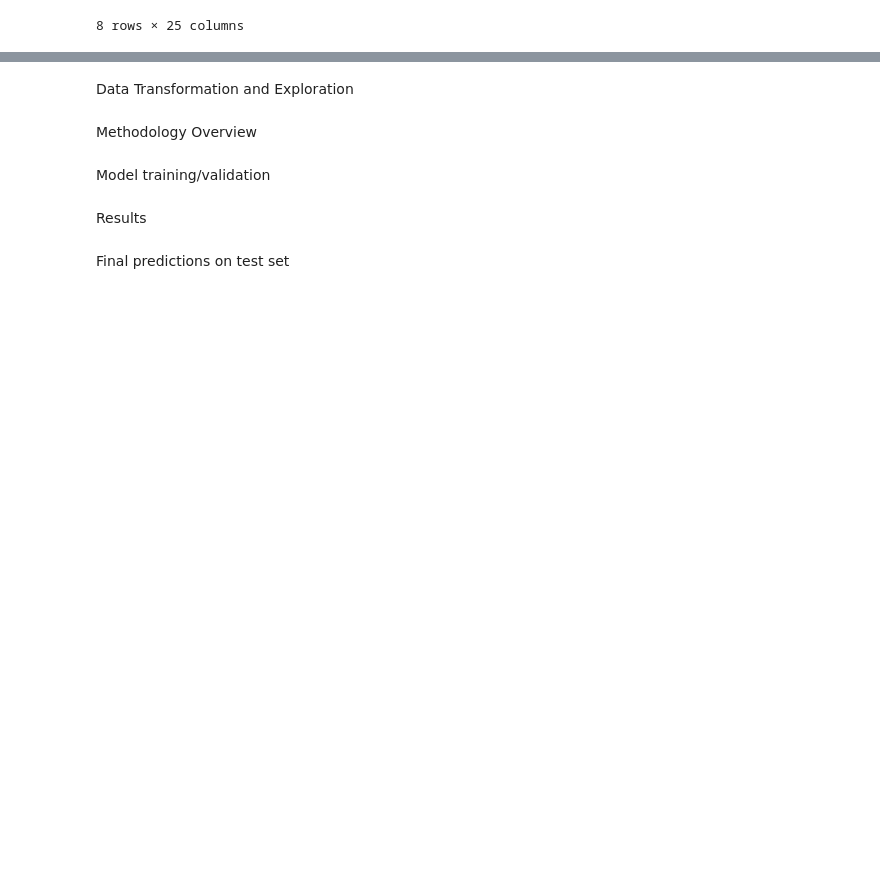
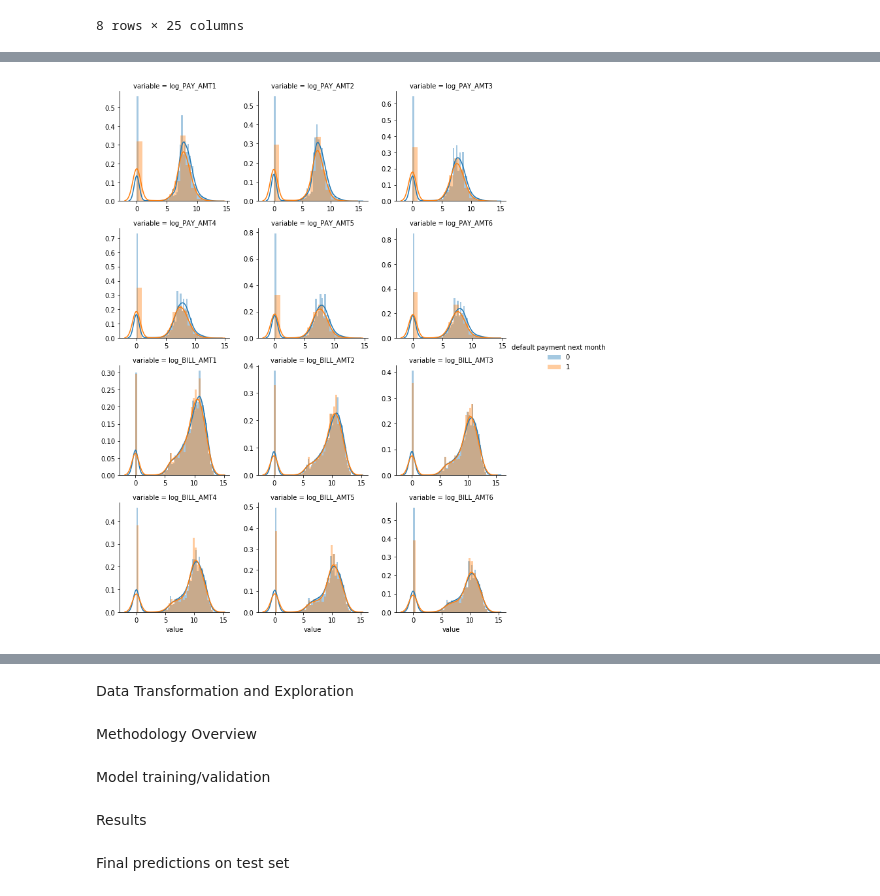
Before and after one commit to AbhinathK/CreditCardML, a Jupyter notebook: CreditCardData.ipynb, the cells around one changed output, grey strips where cells are left out. Saved outputs shown, nothing was run; the diff lists cells and outputs as text; code cells hidden in the pictures; blank space fills up the shorter version.

```diff
--- a/CreditCardData.ipynb
+++ b/CreditCardData.ipynb
@@ -49,0 +63,21 @@ g = g.map( sns.distplot, "value", kde=True).add_legend()
+# %%
+qual_Enc = cols
+qual_Enc.remove("LIMIT_BAL")
+qual_Enc.remove("AGE")
+
+logged = []
+for ii in range(1,7):
+    qual_Enc.remove("PAY_AMT" + str( ii ))
+    data[ "log_PAY_AMT" + str( ii )]  = data["PAY_AMT"  + str( ii )].apply( lambda x: np.log1p(x) if (x>0) else 0 )
+    logged.append("log_PAY_AMT" + str( ii ) )
+
+for ii in range(1,7):
+    qual_Enc.remove("BILL_AMT" + str( ii ))
+    data[ "log_BILL_AMT" + str( ii )] = data["BILL_AMT" + str( ii )].apply( lambda x: np.log1p(x) if (x>0) else 0 )
+    logged.append("log_BILL_AMT" + str( ii ) )
+
+f = pd.melt( data, id_vars='default payment next month', value_vars=logged)
+g = sns.FacetGrid( f, hue='default payment next month', col="variable", col_wrap=3, sharex=False, sharey=False )
+g = g.map( sns.distplot, "value", kde=True).add_legend()
+# %% [output]
+[figure, added]
```
Also changed, not shown: parts of 6 cells of this notebook.
